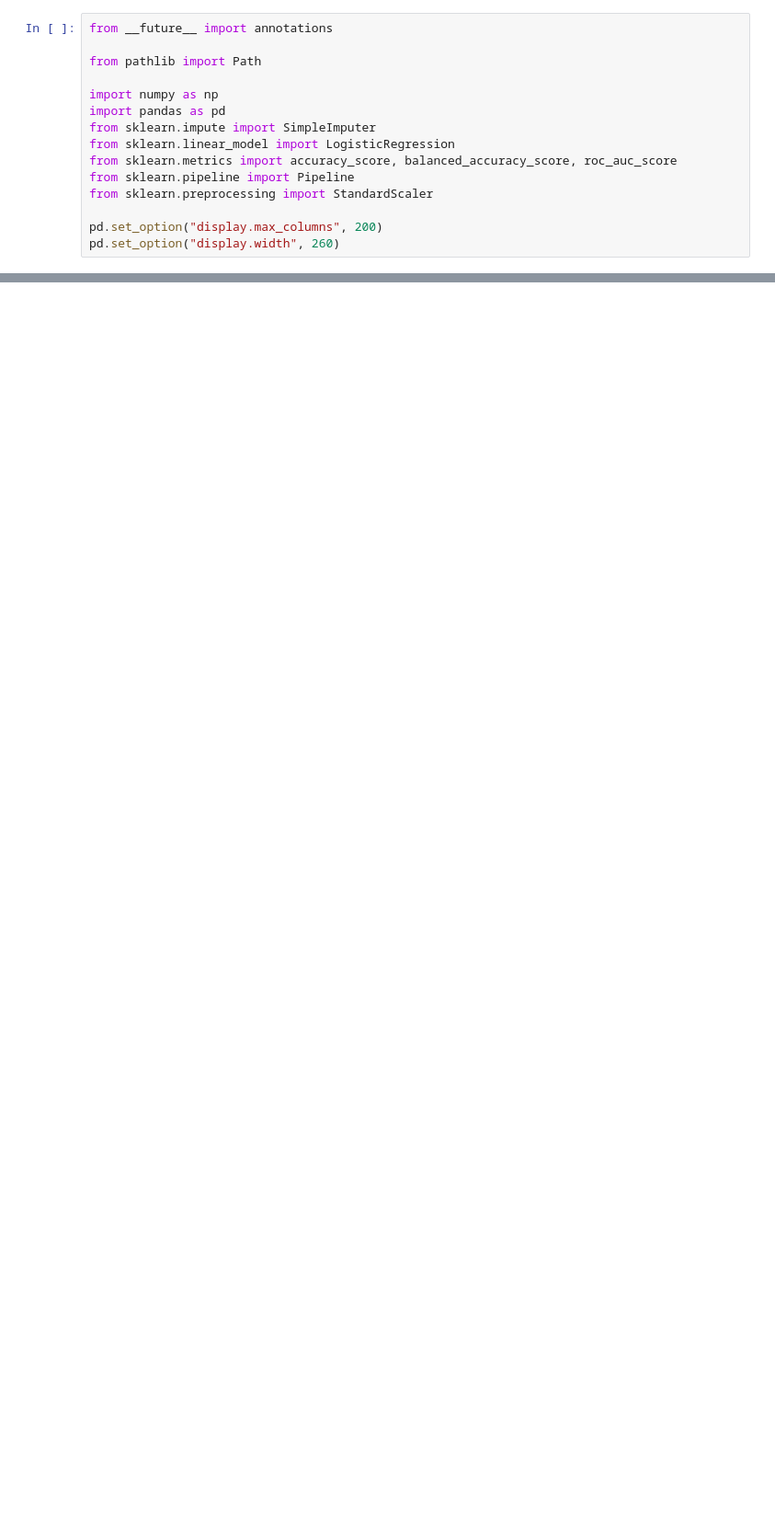
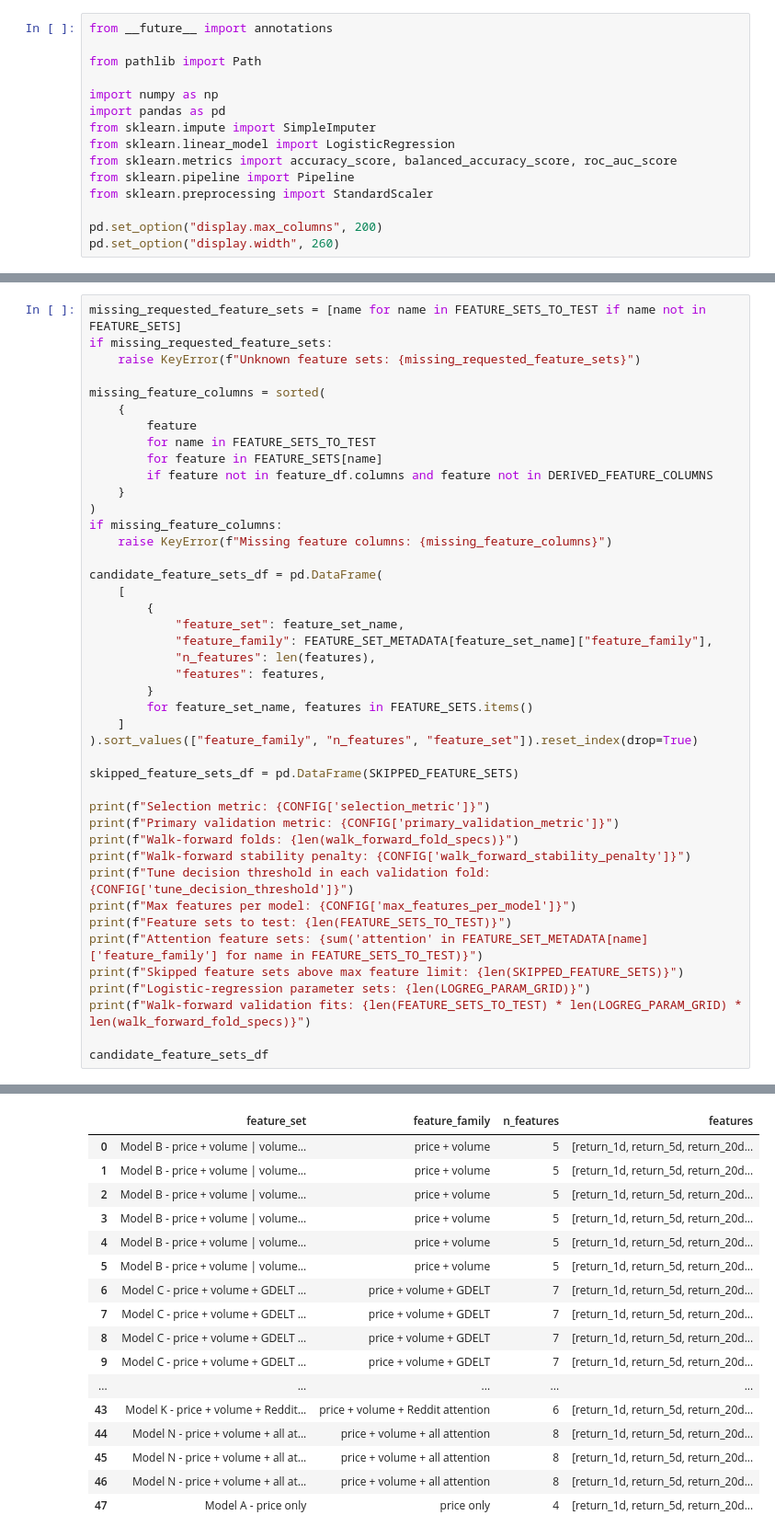
Before and after one commit to filip19992/equity-price-direction-predictor, a Jupyter notebook: notebooks/logistic_regression.ipynb, the cells around one changed output, grey strips where cells are left out. Shown at 92% size. Drawn from its saved outputs; the diff is of its cells as text; blank space fills up the shorter version.

```diff
--- a/notebooks/logistic_regression.ipynb
+++ b/notebooks/logistic_regression.ipynb
@@ -318,0 +842,44 @@ coefficients_df
+# %%
+missing_requested_feature_sets = [name for name in FEATURE_SETS_TO_TEST if name not in FEATURE_SETS]
+if missing_requested_feature_sets:
+    raise KeyError(f"Unknown feature sets: {missing_requested_feature_sets}")
+
+missing_feature_columns = sorted(
+    {
+        feature
+        for name in FEATURE_SETS_TO_TEST
+        for feature in FEATURE_SETS[name]
+        if feature not in feature_df.columns and feature not in DERIVED_FEATURE_COLUMNS
+    }
+)
+if missing_feature_columns:
+    raise KeyError(f"Missing feature columns: {missing_feature_columns}")
+
+candidate_feature_sets_df = pd.DataFrame(
+    [
+        {
+            "feature_set": feature_set_name,
+            "feature_family": FEATURE_SET_METADATA[feature_set_name]["feature_family"],
+            "n_features": len(features),
+            "features": features,
+        }
+        for feature_set_name, features in FEATURE_SETS.items()
+    ]
+).sort_values(["feature_family", "n_features", "feature_set"]).reset_index(drop=True)
+
+skipped_feature_sets_df = pd.DataFrame(SKIPPED_FEATURE_SETS)
+
+print(f"Selection metric: {CONFIG['selection_metric']}")
+print(f"Primary validation metric: {CONFIG['primary_validation_metric']}")
+print(f"Walk-forward folds: {len(walk_forward_fold_specs)}")
+print(f"Walk-forward stability penalty: {CONFIG['walk_forward_stability_penalty']}")
+print(f"Tune decision threshold in each validation fold: {CONFIG['tune_decision_threshold']}")
+print(f"Max features per model: {CONFIG['max_features_per_model']}")
+print(f"Feature sets to test: {len(FEATURE_SETS_TO_TEST)}")
+print(f"Attention feature sets: {sum('attention' in FEATURE_SET_METADATA[name]['feature_family'] for name in FEATURE_SETS_TO_TEST)}")
+print(f"Skipped feature sets above max feature limit: {len(SKIPPED_FEATURE_SETS)}")
+print(f"Logistic-regression parameter sets: {len(LOGREG_PARAM_GRID)}")
+print(f"Walk-forward validation fits: {len(FEATURE_SETS_TO_TEST) * len(LOGREG_PARAM_GRID) * len(walk_forward_fold_specs)}")
+
+candidate_feature_sets_df
+# %% [output]
@@ -318,0 +897,17 @@ coefficients_df
+|  | feature_set | feature_family | n_features | features |
+| 0 | Model B - price + volume | volume... | price + volume | 5 | [return_1d, return_5d, return_20d... |
+| 1 | Model B - price + volume | volume... | price + volume | 5 | [return_1d, return_5d, return_20d... |
+| 2 | Model B - price + volume | volume... | price + volume | 5 | [return_1d, return_5d, return_20d... |
+| 3 | Model B - price + volume | volume... | price + volume | 5 | [return_1d, return_5d, return_20d... |
+| 4 | Model B - price + volume | volume... | price + volume | 5 | [return_1d, return_5d, return_20d... |
+| 5 | Model B - price + volume | volume... | price + volume | 5 | [return_1d, return_5d, return_20d... |
+| 6 | Model C - price + volume + GDELT ... | price + volume + GDELT | 7 | [return_1d, return_5d, return_20d... |
+| 7 | Model C - price + volume + GDELT ... | price + volume + GDELT | 7 | [return_1d, return_5d, return_20d... |
+| 8 | Model C - price + volume + GDELT ... | price + volume + GDELT | 7 | [return_1d, return_5d, return_20d... |
+| 9 | Model C - price + volume + GDELT ... | price + volume + GDELT | 7 | [return_1d, return_5d, return_20d... |
+| ... | ... | ... | ... | ... |
+| 43 | Model K - price + volume + Reddit... | price + volume + Reddit attention | 6 | [return_1d, return_5d, return_20d... |
+| 44 | Model N - price + volume + all at... | price + volume + all attention | 8 | [return_1d, return_5d, return_20d... |
+| 45 | Model N - price + volume + all at... | price + volume + all attention | 8 | [return_1d, return_5d, return_20d... |
+| 46 | Model N - price + volume + all at... | price + volume + all attention | 8 | [return_1d, return_5d, return_20d... |
+| 47 | Model A - price only | price only | 4 | [return_1d, return_5d, return_20d... |
```
Also changed, not shown: parts of 24 cells of this notebook, 3 other files.
